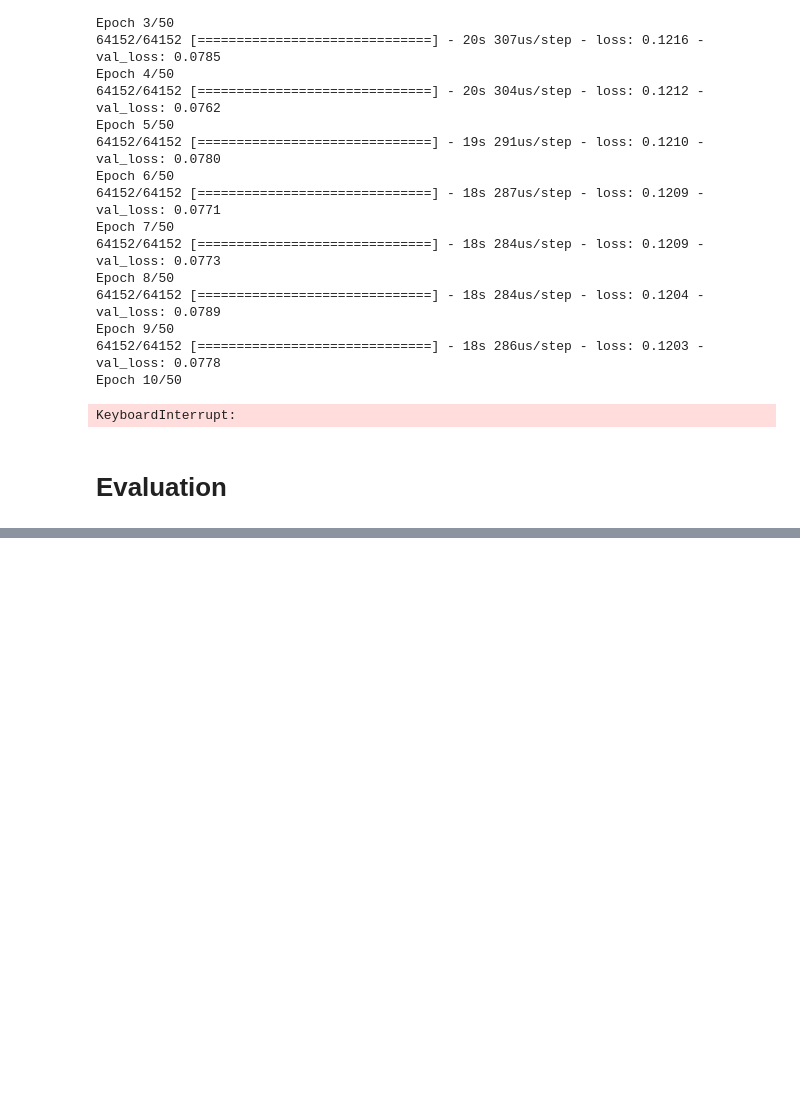
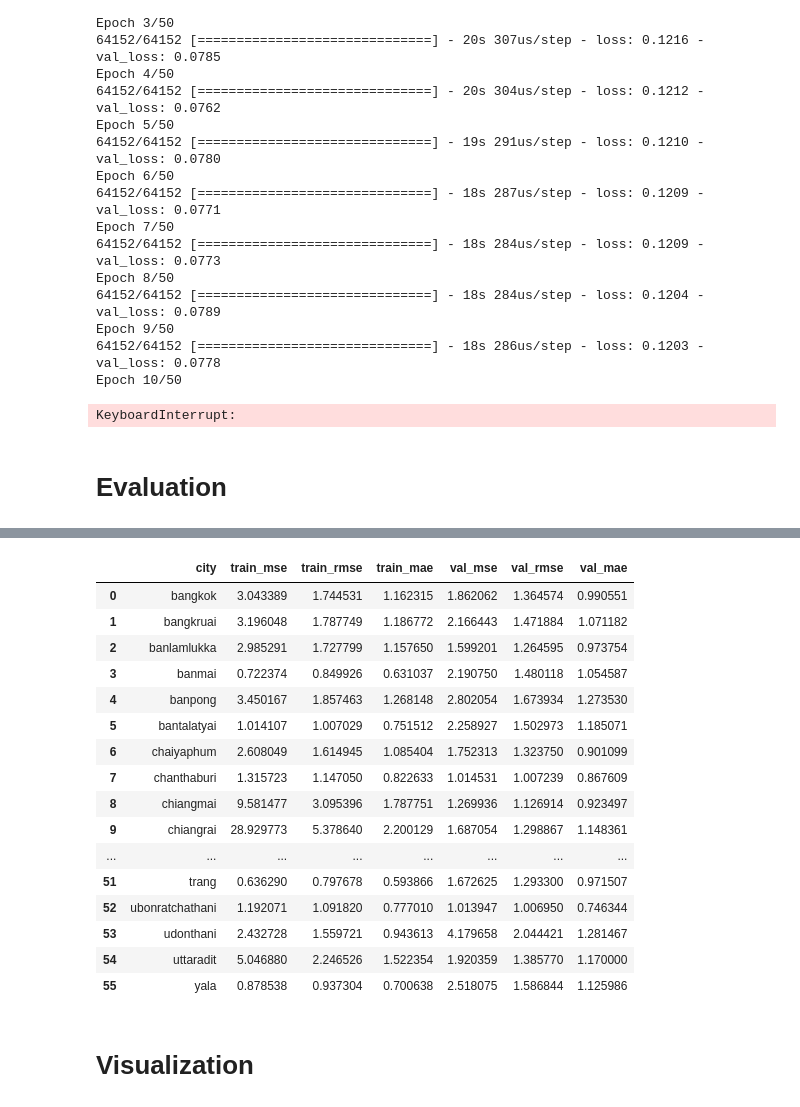
Before and after one commit to anythingth2/PM2.5_Analysis, a Jupyter notebook: Forecasting.ipynb, the cells around one changed output, grey strips where cells are left out. Drawn from its saved outputs; the diff is of its cells as text; code cells hidden in the pictures; blank space fills up the shorter version.

```diff
--- a/Forecasting.ipynb
+++ b/Forecasting.ipynb
@@ -244,0 +224,47 @@ See the caveats in the documentation: http://pandas.pydata.org/pandas-docs/stabl
+# %%
+def root_mean_squared_error(*args):
+    return np.sqrt(mean_squared_error(*args))
+# %%
+
+def evaluate(city_sensor, metric_func):
+    city_sensor = city_sensor.dropna()
+    score = metric_func(city_sensor['pm'], city_sensor['pm_pred'])
+    return score
+
+def add_evaluatation_metrics(metrics, sensor, metric_func, column_name):
+    sensor = sensor.copy()
+    sensor = sensor.groupby('city').apply(predict_city, scaler)
+    score_series = sensor.groupby('city').apply(evaluate, metric_func)
+    score_df = score_series.to_frame(column_name)
+    return pd.merge(metrics, score_df, on='city')
+# %%
+metrics = pd.DataFrame(
+    data=raw_sensor_df['city'].drop_duplicates().sort_values(), columns=['city'])
+metrics = add_evaluatation_metrics(metrics, train_sensor, mean_squared_error, 'train_mse')
+metrics = add_evaluatation_metrics(metrics, train_sensor, root_mean_squared_error, 'train_rmse')
+metrics = add_evaluatation_metrics(metrics, train_sensor, mean_absolute_error, 'train_mae')
+metrics = add_evaluatation_metrics(metrics, val_sensor, mean_squared_error, 'val_mse')
+metrics = add_evaluatation_metrics(metrics, val_sensor, root_mean_squared_error, 'val_rmse')
+metrics = add_evaluatation_metrics(metrics, val_sensor, mean_absolute_error, 'val_mae')
+# %%
+metrics
+# %% [output]
+|  | city | train_mse | train_rmse | train_mae | val_mse | val_rmse | val_mae |
+| 0 | bangkok | 3.043389 | 1.744531 | 1.162315 | 1.862062 | 1.364574 | 0.990551 |
+| 1 | bangkruai | 3.196048 | 1.787749 | 1.186772 | 2.166443 | 1.471884 | 1.071182 |
+| 2 | banlamlukka | 2.985291 | 1.727799 | 1.157650 | 1.599201 | 1.264595 | 0.973754 |
+| 3 | banmai | 0.722374 | 0.849926 | 0.631037 | 2.190750 | 1.480118 | 1.054587 |
+| 4 | banpong | 3.450167 | 1.857463 | 1.268148 | 2.802054 | 1.673934 | 1.273530 |
+| 5 | bantalatyai | 1.014107 | 1.007029 | 0.751512 | 2.258927 | 1.502973 | 1.185071 |
+| 6 | chaiyaphum | 2.608049 | 1.614945 | 1.085404 | 1.752313 | 1.323750 | 0.901099 |
+| 7 | chanthaburi | 1.315723 | 1.147050 | 0.822633 | 1.014531 | 1.007239 | 0.867609 |
+| 8 | chiangmai | 9.581477 | 3.095396 | 1.787751 | 1.269936 | 1.126914 | 0.923497 |
+| 9 | chiangrai | 28.929773 | 5.378640 | 2.200129 | 1.687054 | 1.298867 | 1.148361 |
+| ... | ... | ... | ... | ... | ... | ... | ... |
+| 51 | trang | 0.636290 | 0.797678 | 0.593866 | 1.672625 | 1.293300 | 0.971507 |
+| 52 | ubonratchathani | 1.192071 | 1.091820 | 0.777010 | 1.013947 | 1.006950 | 0.746344 |
+| 53 | udonthani | 2.432728 | 1.559721 | 0.943613 | 4.179658 | 2.044421 | 1.281467 |
+| 54 | uttaradit | 5.046880 | 2.246526 | 1.522354 | 1.920359 | 1.385770 | 1.170000 |
+| 55 | yala | 0.878538 | 0.937304 | 0.700638 | 2.518075 | 1.586844 | 1.125986 |
+# %% [markdown]
+# Visualization
```
Also changed, not shown: parts of 8 cells of this notebook, 1 other file.
